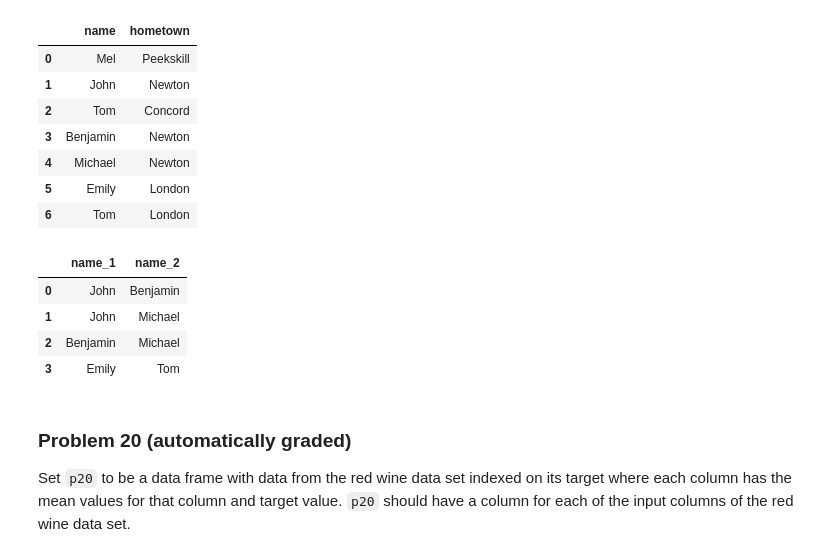
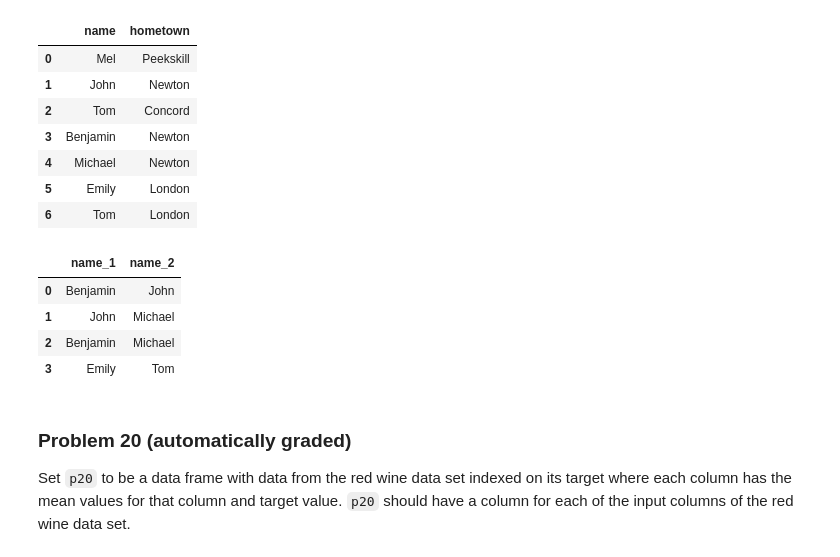
Before and after one commit to bradley-genereux/dx602-homework-10, a Jupyter notebook: homework.ipynb, the cells around one changed output. Saved outputs shown, nothing was run; the diff lists cells and outputs as text; code cells hidden in the pictures.

```diff
--- a/homework.ipynb
+++ b/homework.ipynb
@@ -415,21 +415,24 @@ q19
 # %%
 # YOUR CHANGES HERE
 df = []
 
 for i, x in q19.iterrows():
     n1 = x.iloc[0]
     ht1 = x.iloc[1]
     for j, y in q19.iloc[i + 1:,].iterrows():
         n2 = y.iloc[0]
         ht2 = y.iloc[1]
         if ht1 == ht2:
-            df.append([n1, n2])
+            if n1 < n2:
+                df.append([n1, n2])
+            else:
+                df.append([n2, n1])
 
 p19 = pd.DataFrame(df, columns = ["name_1", "name_2"])
 p19
 # %% [output]
 |  | name_1 | name_2 |
-| 0 | John | Benjamin |
+| 0 | Benjamin | John |
 | 1 | John | Michael |
 | 2 | Benjamin | Michael |
 | 3 | Emily | Tom |
```
